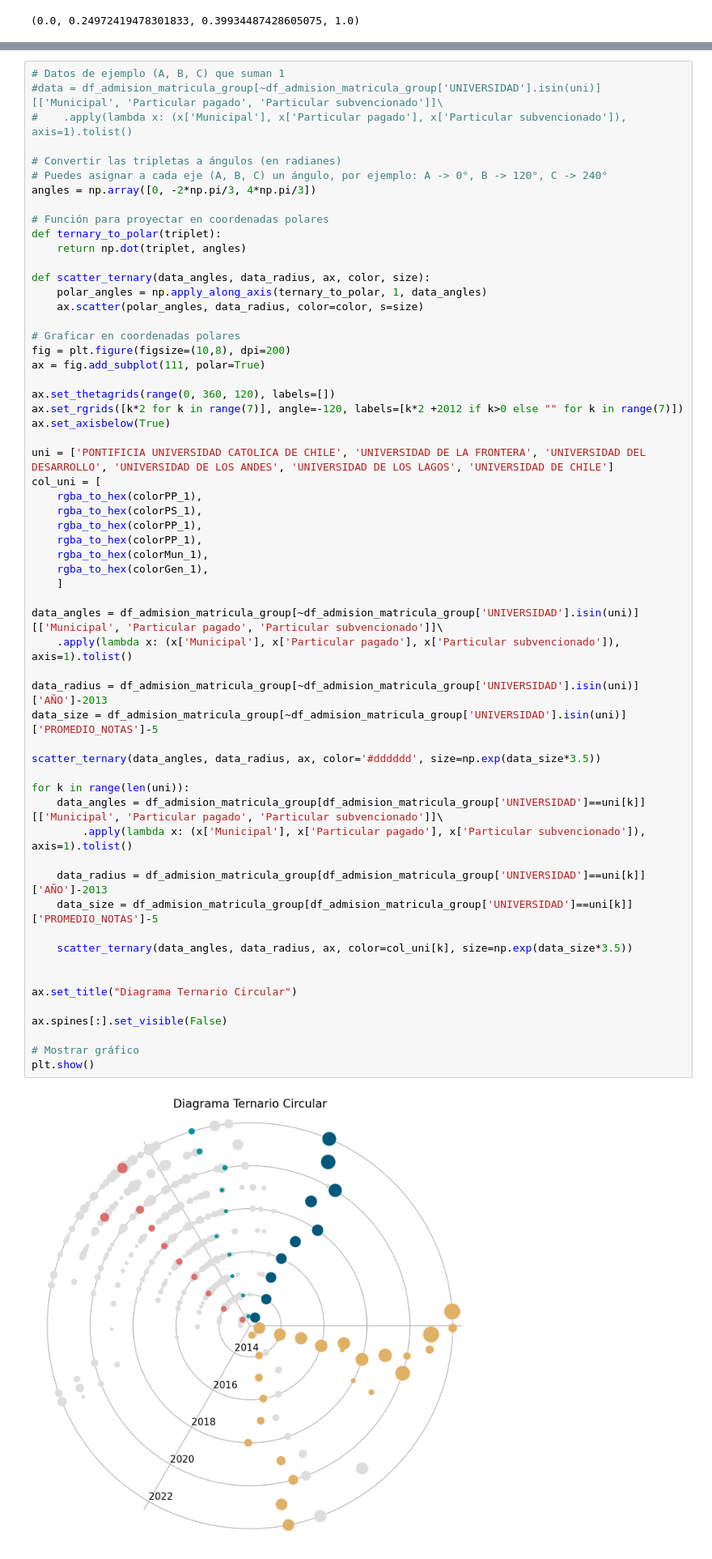
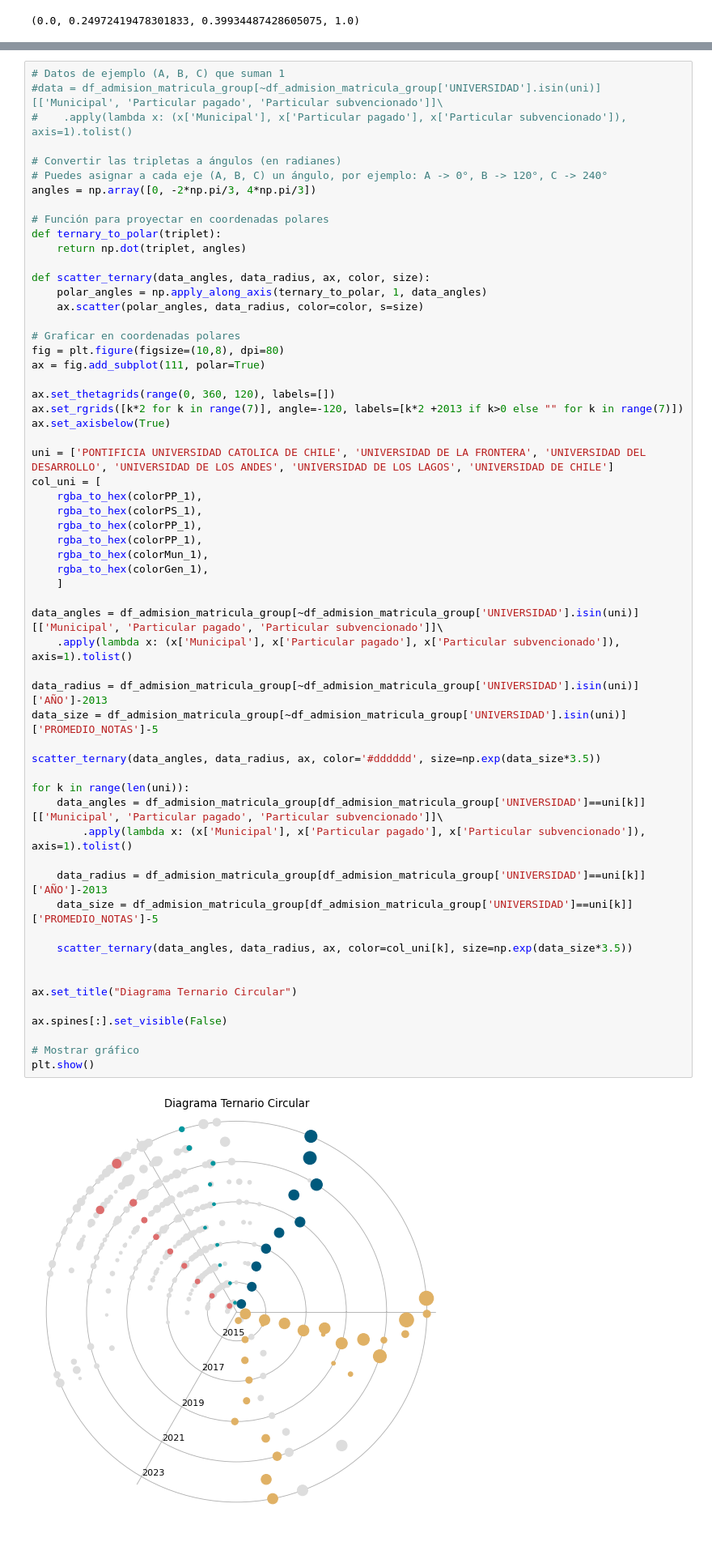
Before and after one commit to desareca/infovis-MDS_UDD, a Jupyter notebook: Tareas/Tarea 3/Tarea 3.ipynb, the cells around one changed output, grey strips where cells are left out. Shown at 81% size. Saved outputs shown, nothing was run; the diff lists cells and outputs as text.

```diff
--- a/Tareas/Tarea 3/Tarea 3.ipynb
+++ b/Tareas/Tarea 3/Tarea 3.ipynb
@@ -532,11 +520,11 @@ def scatter_ternary(data_angles, data_radius, ax, color, size):
     ax.scatter(polar_angles, data_radius, color=color, s=size)
 
 # Graficar en coordenadas polares
-fig = plt.figure(figsize=(10,8), dpi=200)
+fig = plt.figure(figsize=(10,8), dpi=80)
 ax = fig.add_subplot(111, polar=True)
 
 ax.set_thetagrids(range(0, 360, 120), labels=[])
-ax.set_rgrids([k*2 for k in range(7)], angle=-120, labels=[k*2 +2012 if k>0 else "" for k in range(7)])
+ax.set_rgrids([k*2 for k in range(7)], angle=-120, labels=[k*2 +2013 if k>0 else "" for k in range(7)])
 ax.set_axisbelow(True)
 
 uni = ['PONTIFICIA UNIVERSIDAD CATOLICA DE CHILE', 'UNIVERSIDAD DE LA FRONTERA', 'UNIVERSIDAD DEL DESARROLLO', 'UNIVERSIDAD DE LOS ANDES', 'UNIVERSIDAD DE LOS LAGOS', 'UNIVERSIDAD DE CHILE']
@@ -547,31 +535,31 @@ col_uni = [
     rgba_to_hex(colorPP_1),
     rgba_to_hex(colorMun_1),
     rgba_to_hex(colorGen_1),
     ]
 
 data_angles = df_admision_matricula_group[~df_admision_matricula_group['UNIVERSIDAD'].isin(uni)][['Municipal', 'Particular pagado', 'Particular subvencionado']]\
     .apply(lambda x: (x['Municipal'], x['Particular pagado'], x['Particular subvencionado']), axis=1).tolist()
 
 data_radius = df_admision_matricula_group[~df_admision_matricula_group['UNIVERSIDAD'].isin(uni)]['AÑO']-2013
 data_size = df_admision_matricula_group[~df_admision_matricula_group['UNIVERSIDAD'].isin(uni)]['PROMEDIO_NOTAS']-5
 
 scatter_ternary(data_angles, data_radius, ax, color='#dddddd', size=np.exp(data_size*3.5))
 
 for k in range(len(uni)):
     data_angles = df_admision_matricula_group[df_admision_matricula_group['UNIVERSIDAD']==uni[k]][['Municipal', 'Particular pagado', 'Particular subvencionado']]\
         .apply(lambda x: (x['Municipal'], x['Particular pagado'], x['Particular subvencionado']), axis=1).tolist()
 
     data_radius = df_admision_matricula_group[df_admision_matricula_group['UNIVERSIDAD']==uni[k]]['AÑO']-2013
     data_size = df_admision_matricula_group[df_admision_matricula_group['UNIVERSIDAD']==uni[k]]['PROMEDIO_NOTAS']-5
 
     scatter_ternary(data_angles, data_radius, ax, color=col_uni[k], size=np.exp(data_size*3.5))
 
 
 ax.set_title("Diagrama Ternario Circular")
 
 ax.spines[:].set_visible(False)
 
 # Mostrar gráfico
 plt.show()
 # %% [output]
-[figure, old version]
+[figure, new version]
```
Also changed, not shown: parts of 10 cells of this notebook.
